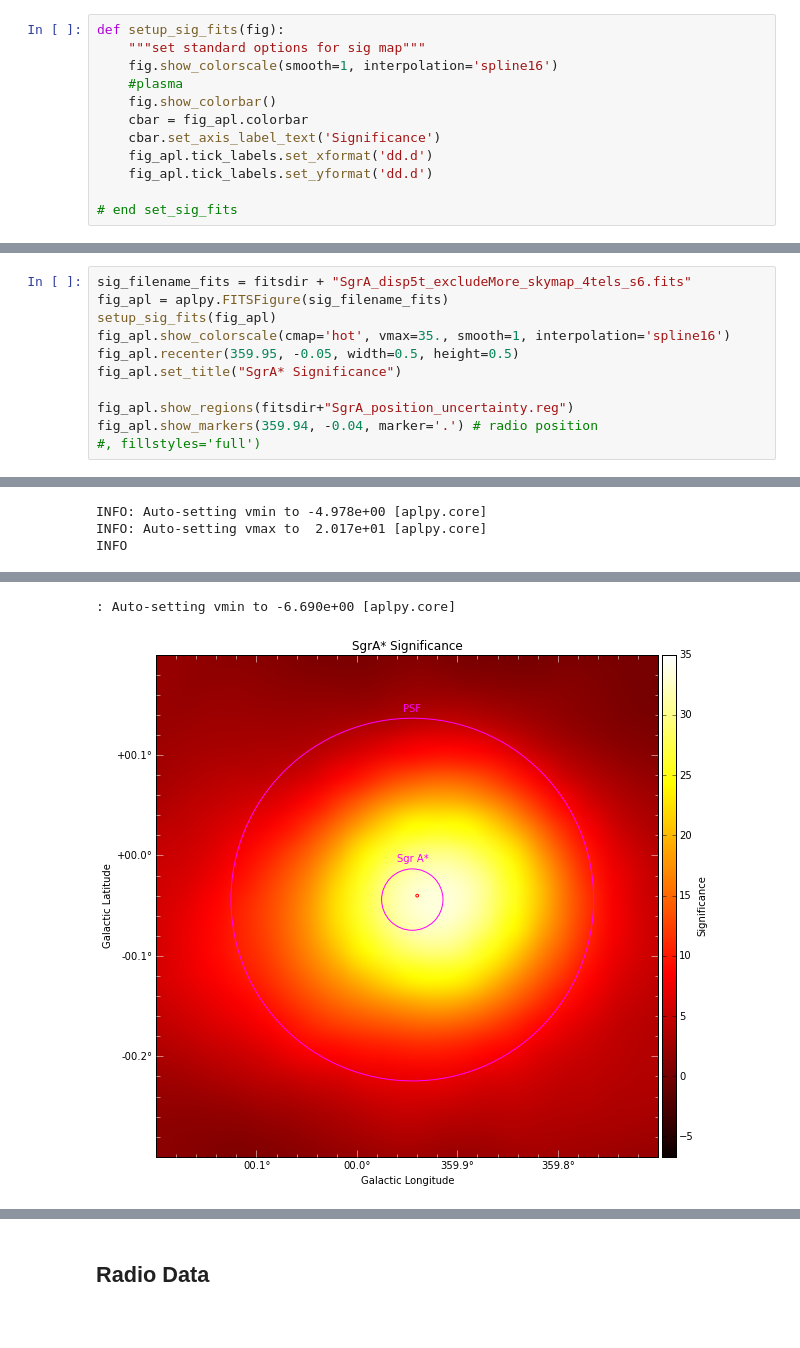
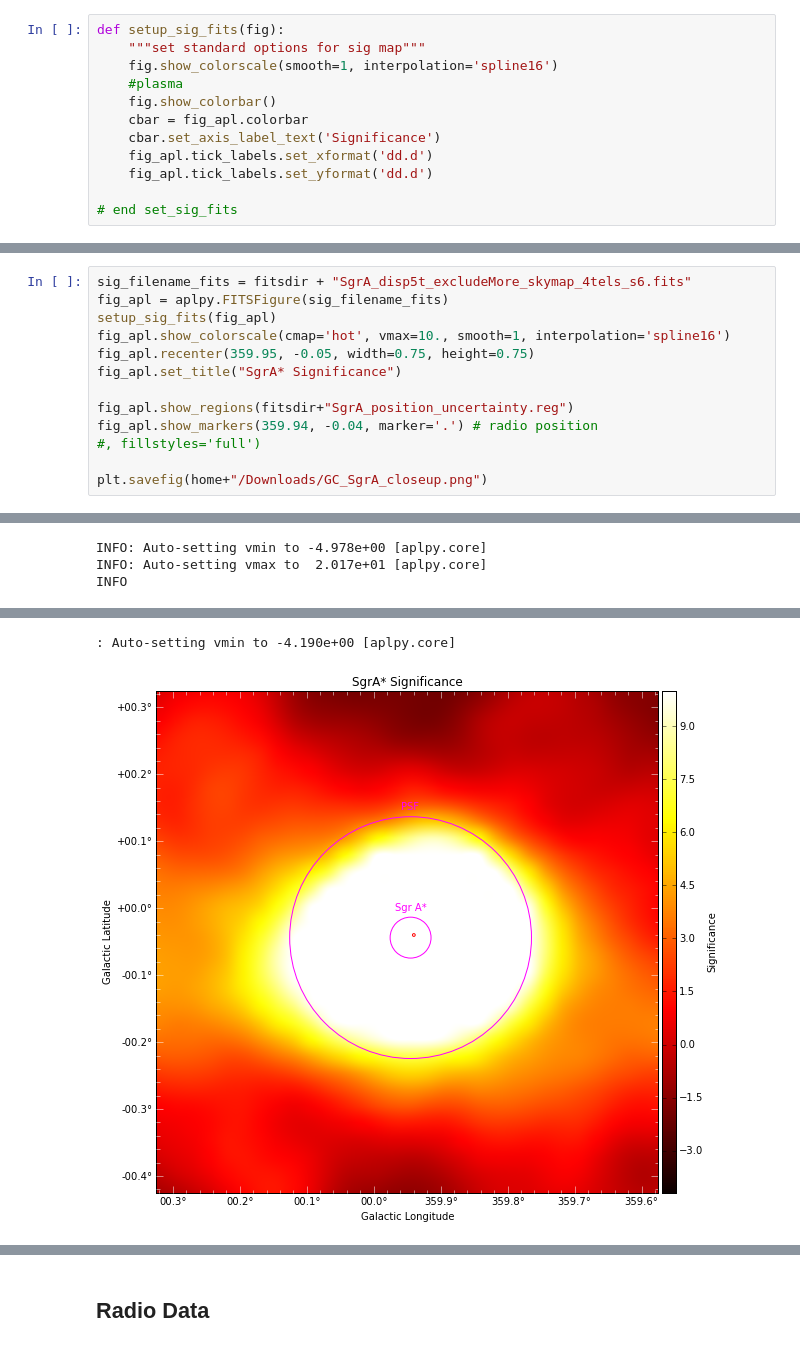
Before and after one commit to MattGPT-ai/analysis-tools-m, a Jupyter notebook: GC/FITS_plots.ipynb, the cells around one changed output, grey strips where cells are left out. Saved outputs shown, nothing was run; the diff lists cells and outputs as text.

```diff
--- a/GC/FITS_plots.ipynb
+++ b/GC/FITS_plots.ipynb
@@ -235,13 +245,15 @@ INFO: Auto-setting vmax to  7.348e+00 [aplpy.core]
 sig_filename_fits = fitsdir + "SgrA_disp5t_excludeMore_skymap_4tels_s6.fits"
 fig_apl = aplpy.FITSFigure(sig_filename_fits)
 setup_sig_fits(fig_apl)
-fig_apl.show_colorscale(cmap='hot', vmax=35., smooth=1, interpolation='spline16')
-fig_apl.recenter(359.95, -0.05, width=0.5, height=0.5)
+fig_apl.show_colorscale(cmap='hot', vmax=10., smooth=1, interpolation='spline16')
+fig_apl.recenter(359.95, -0.05, width=0.75, height=0.75)
 fig_apl.set_title("SgrA* Significance")
 
 fig_apl.show_regions(fitsdir+"SgrA_position_uncertainty.reg")
 fig_apl.show_markers(359.94, -0.04, marker='.') # radio position
 #, fillstyles='full')
+
+plt.savefig(home+"/Downloads/GC_SgrA_closeup.png")
 # %% [output]
 WARNING: hdu=0 does not contain any data, using hdu=1 instead [aplpy.core]
 WARNING:astropy:hdu=0 does not contain any data, using hdu=1 instead
@@ -268,5 +266,5 @@ WARNING:astropy:AstropyDeprecationWarning: The ascard function is deprecated and
-: Auto-setting vmin to -6.690e+00 [aplpy.core]
+: Auto-setting vmin to -4.190e+00 [aplpy.core]
-[figure, old version]
+[figure, new version]
 # %%
 # look at G1.9
 warnings.filterwarnings('ignore')
```
Also changed, not shown: parts of 6 cells of this notebook, 4 other files.
